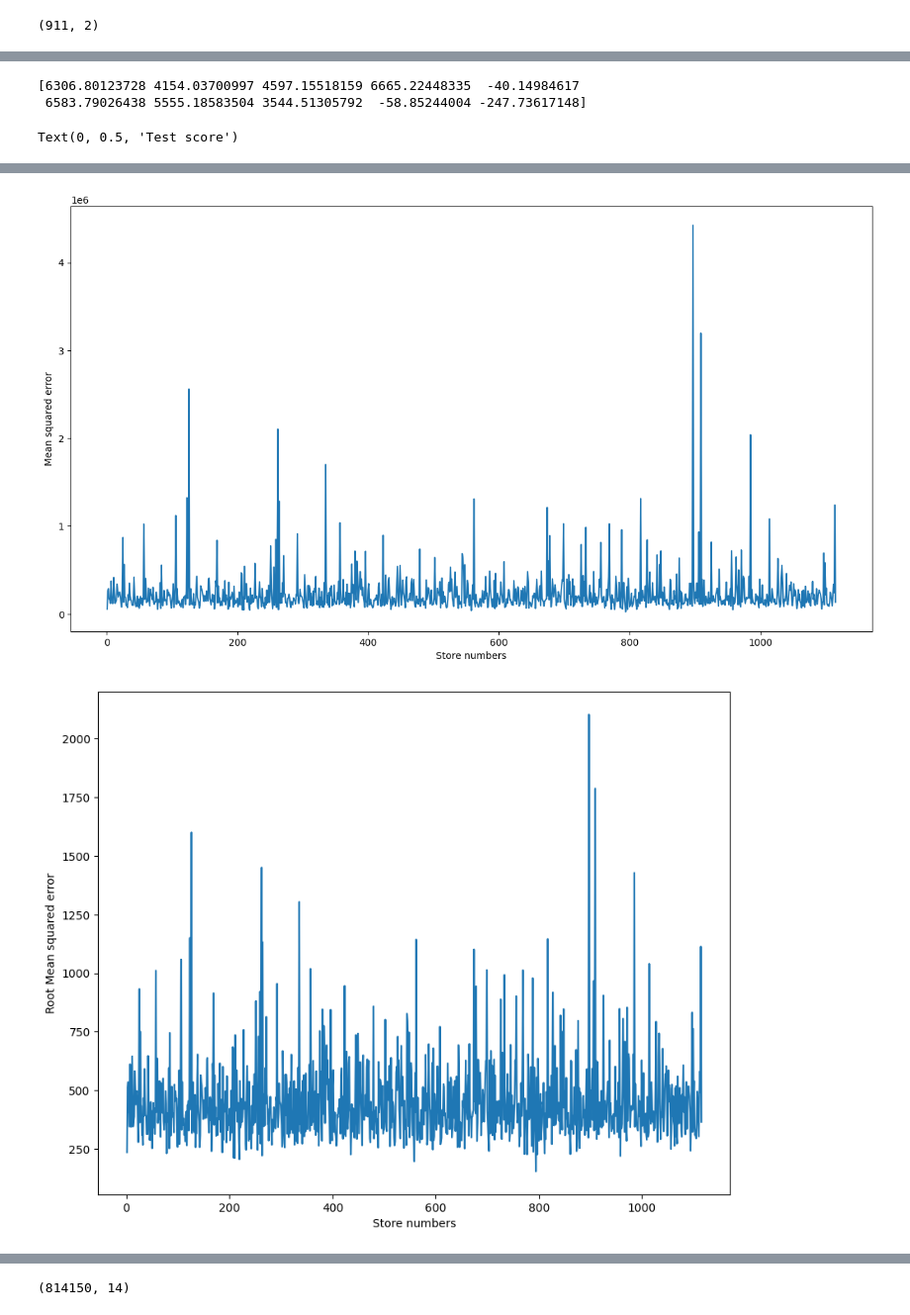
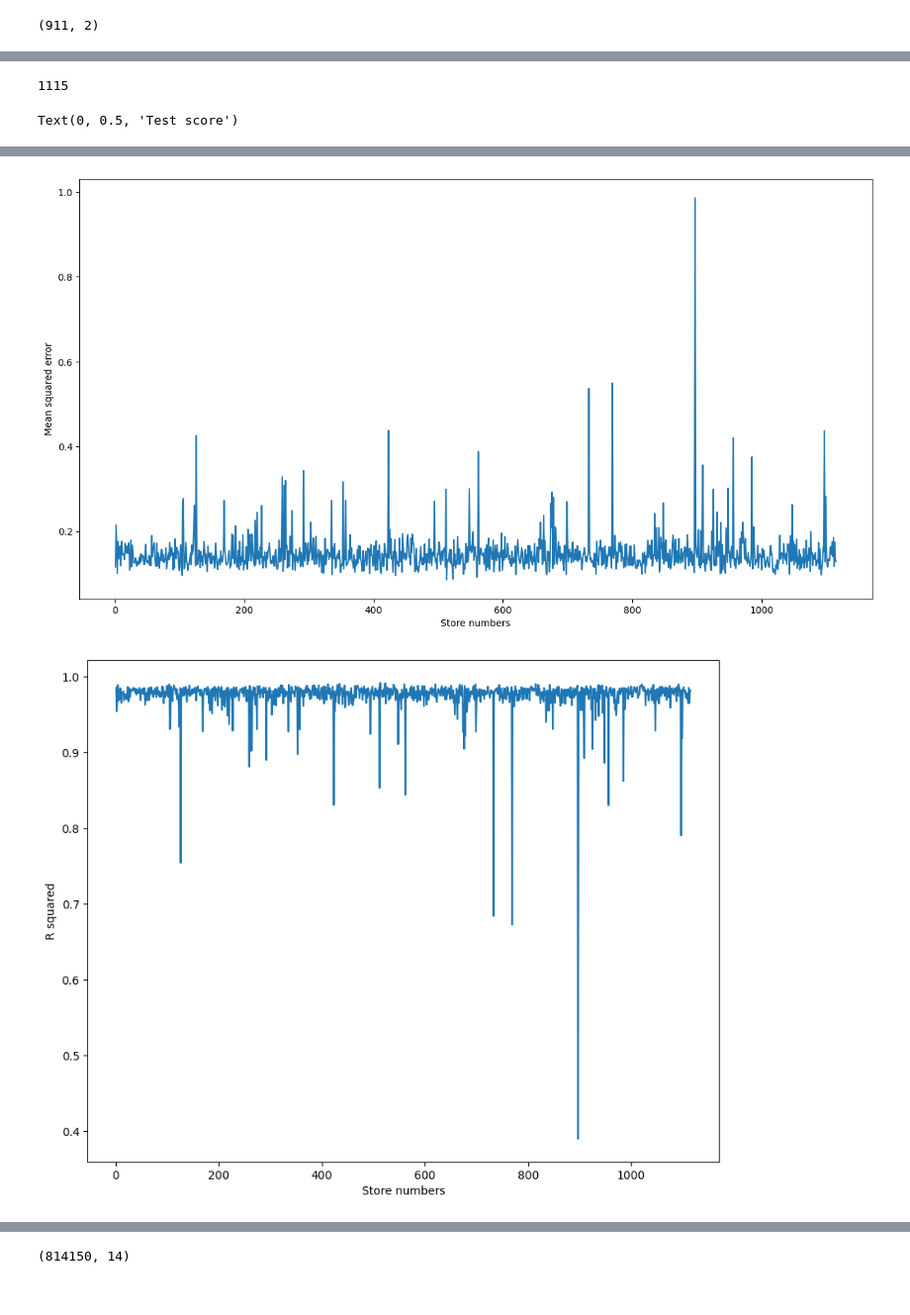
Before and after one commit to UmapriyaSR/Sales-prediction-on-Retail-DataSet, a Jupyter notebook: Capstone.ipynb, the cells around one changed output, grey strips where cells are left out. Shown at 99% size. Cells and saved outputs as stored; diff of their text form; code cells hidden in the pictures.

```diff
--- a/Capstone.ipynb
+++ b/Capstone.ipynb
@@ -302,12 +366,12 @@ X_train_full,X_test_full,y_train_full,y_test_full=train_test_split(train_data_sc
 #Calculate MAE,MSE and RMSE
 def metrics(y_test, y_pred):
     mae = mean_absolute_error(y_true=y_test, y_pred=y_pred)
-    mse = mean_squared_error(y_true=y_test, y_pred=y_pred)
-    rmse = mean_squared_error(y_true=y_test, y_pred=y_pred, squared=False)
+    rmse = np.sqrt(mean_squared_error(y_true=y_test, y_pred=y_pred))
+    r_square = r2_score(y_true=y_test, y_pred=y_pred)
     print("MAE:{}".format(mae))
-    print("MSE:{}".format(mse))
-    print("RMSE:{}".format(rmse))
-    return [mae, mse, rmse]
+    print("MSE:{}".format(rmse))
+    print("R_squared:{}".format(r_square))
+    return [mae, rmse, r_square]
 # %%
 #Linear Regression for full data
 import joblib
@@ -377,8 +447,8 @@ y_each.shape
 # %%
 #initialisation of lists
 mae_list=[]
-mse_list=[]
 rmse_list=[]
+r2_list=[]
 train_score_list=[]
 test_score_list=[]
 ypred_list=[]
@@ -390,31 +460,35 @@ from statistics import mean
 store_numbers = list(range(1, 1116))
 for i in store_numbers:
   train_data_each =train_data_upd.loc[train_data_upd['Store']==i]
-  train_data_each.shape
+  print("train:",train_data_each.shape)
   y_each=y_target.loc[y_target['Store']==i]
-  y_each.shape
+  #y_each.reshape(-1,1)
   #Scaling of training data
-  train_data_scaled=Scaling(train_data_each)
+  train_data_scaled=StdScaling(train_data_each)
+  y_scaled=StdScaling(y_each)
   #train_test_split
-  X_train_each,X_test_each,y_train_each,y_test_each = train_test_split(train_data_scaled,y_each.iloc[:,1],test_size=0.2,random_state=30)
+  X_train_each,X_test_each,y_train_each,y_test_each = train_test_split(train_data_scaled,y_scaled[:,1],test_size=0.2,random_state=30)
   #Linear regression
   print("Model for Store : ", i)
   lin_reg=lin_reg_call(X_train_each,X_test_each,y_train_each,y_test_each)
   y_pred_each=lin_reg[0]
-  print(lin_reg[1])
-  print(lin_reg[2])
+  #print(lin_reg[1])
+  #print(lin_reg[2])
   print(len(y_pred_each))
   ypred_list.append(y_pred_each)
   y_test_list.append(y_test_each)
   #y_pred_each.shape
   metric=metrics(y_test_each,y_pred_each)
   mae_list.append(metric[0])
-  mse_list.append(metric[1])
-  rmse_list.append(metric[2])
+  rmse_list.append(metric[1])
+  r2_list.append(metric[2])
   train_score_list.append(lin_reg[1])
   test_score_list.append(lin_reg[2])
-len(ypred_list)
-len(y_test_list)
-print(mean(mae_list),mean(mse_list),mean(rmse_list),mean(train_score_list),mean(test_score_list))
+print("predictions : ",len(ypred_list))
+#print(len(y_test_list))
+print(mean(mae_list),mean(rmse_list),mean(r2_list),mean(train_score_list),mean(test_score_list))
+print("Mean MAE:", mean(mae_list))
+print("Mean RMSE:", mean(rmse_list))
+print("Mean R2:", mean(r2_list))
 # %% [output]
 Streaming output truncated to the last 5000 lines.
@@ -437,8 +511,7 @@ RMSE:365.52289398686713
-# %%
-print(y_pred_each[0:10])
-# %% [output]
-[6306.80123728 4154.03700997 4597.15518159 6665.22448335  -40.14984617
- 6583.79026438 5555.18583504 3544.51305792  -58.85244004 -247.73617148]
+# %%
+len(test_score_list)
+# %% [output]
+1115
 # %%
 #Data Visualisation of separate models:
 plt.figure(figsize=(10,8))
@@ -446,13 +519,13 @@ plt.plot(store_numbers,mae_list)
 plt.xlabel('Store numbers')
 plt.ylabel('Mean absolute error')
 plt.figure(figsize=(15,8))
-plt.plot(store_numbers,mse_list)
+plt.plot(store_numbers,rmse_list)
 plt.xlabel('Store numbers')
 plt.ylabel('Mean squared error')
 plt.figure(figsize=(10,8))
-plt.plot(store_numbers,rmse_list)
+plt.plot(store_numbers,r2_list)
 plt.xlabel('Store numbers')
-plt.ylabel('Root Mean squared error')
+plt.ylabel('R squared')
 plt.figure(figsize=(10,8))
 plt.plot(store_numbers,train_score_list)
 plt.xlabel('Store numbers')
@@ -467,5 +540,5 @@ Text(0, 0.5, 'Test score')
-[figure, old version]
+[figure, new version]
-[figure, old version]
+[figure, new version]
 [figure]
 [figure]
 # %%
```
Also changed, not shown: parts of 63 cells of this notebook, 1 other file.
